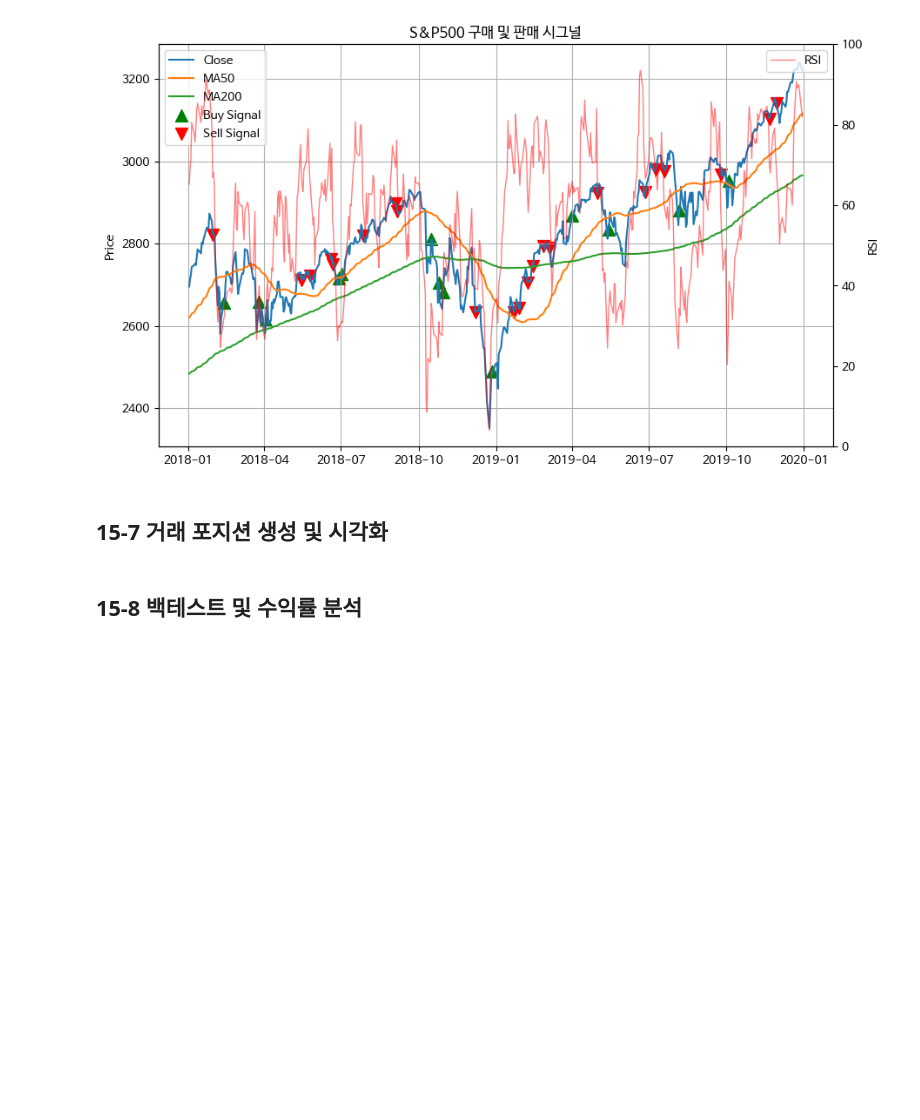
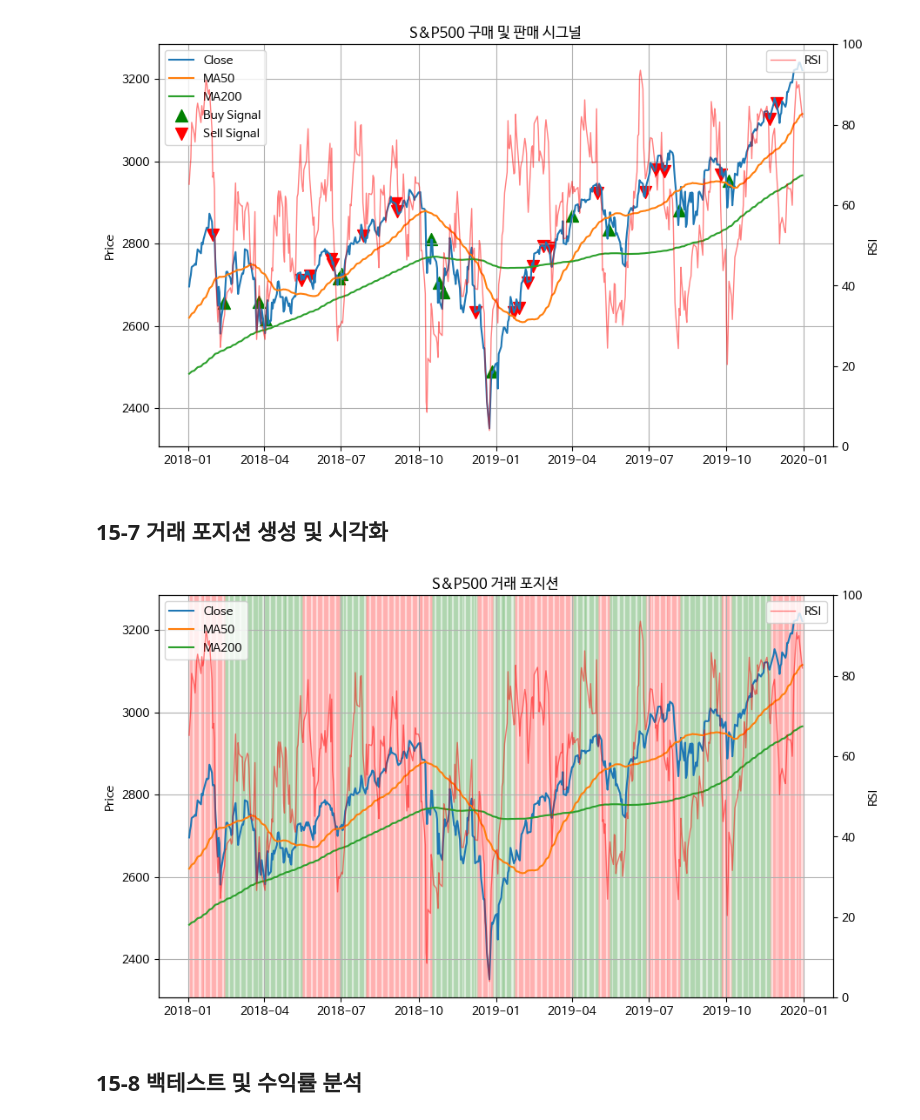
Before and after one commit to akatwinkle/bab_bab, a Jupyter notebook: 오픈소스_데이터_분석_15강.ipynb, the cells around one changed output. Drawn from its saved outputs; the diff is of its cells as text; code cells hidden in the pictures; blank space fills up the shorter version.

```diff
--- a/오픈소스_데이터_분석_15강.ipynb
+++ b/오픈소스_데이터_분석_15강.ipynb
@@ -228,35 +228,38 @@ def make_and_plot_position(df, buy, sell):
     ## 거래 포지션(보유/미보유)을 생성하고 차트에 시각화하는 함수
 
     ## DataFrame 인덱스로 새로운 'position' DataFrame 생성
     position = pd.DataFrame(index=df.index)
     ## 매수 시 signal 1, 매도 시 signal 0 할당
-
+    position.loc[buy, 'signal'] = 1
+    position.loc[sell, 'signal'] = 0
 
     ## 신호를 하루 뒤로 밀어 포지션 시작 시점 반영
     position = position['signal'].shift(1)
 
     # 처음 상태는 0(미보유)로 시작
     position['position'] = position.ffill().fillna(0)
 
     ## 기본 차트 생성
     fig, ax1 = make_base_chart(df, 'S&P500 거래 포지션')
 
     for i in range(len(df)-1):
-        ## 포지션이 1(보유)인 경우 초록색 음영 생성
+        ## 포지션이 1(보유)인 경우 초록색 음영 생성 (axvspan : 음영생성 메서드, alpha: 투명도)
         if position['position'].iloc[i] == 1:
             ax1.axvspan(df.index[i], df.index[i+1], alpha=0.1, color='green')
         ## 포지션이 0(미보유)인 경우 빨간색 음영 생성
         else:
             ax1.axvspan(df.index[i], df.index[i+1], alpha=0.1, color='red')
 
     # 범례 업데이트
     handles, labels = ax1.get_legend_handles_labels()
     ax1.legend(handles=handles, labels=labels, loc='upper left')
 
     return position
 
 ## 거래 포지션 생성 및 시각화
 position = make_and_plot_position(test_df, buy, sell)
+# %% [output]
+[figure, added]
 # %% [markdown]
 ## 15-8 백테스트 및 수익률 분석
 # %%
```
Also changed, not shown: parts of 9 cells of this notebook.
